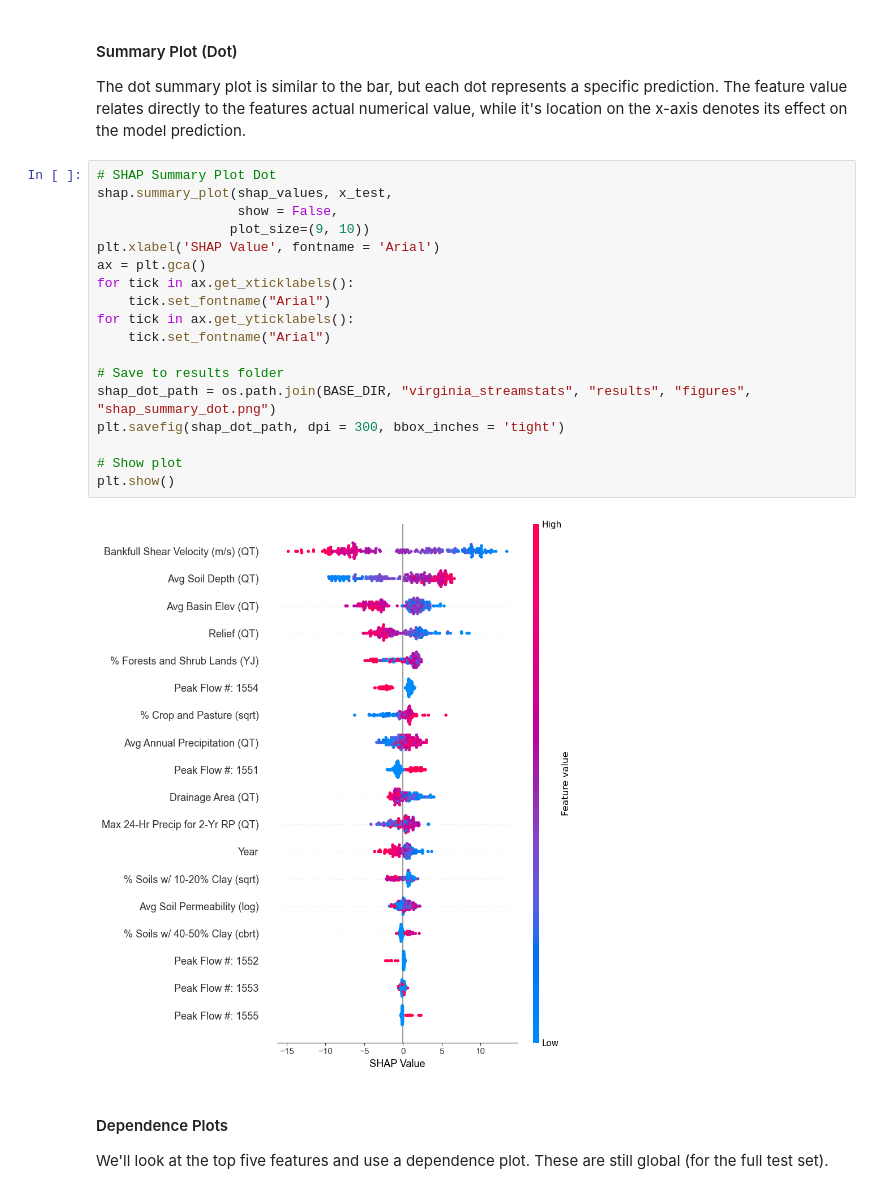
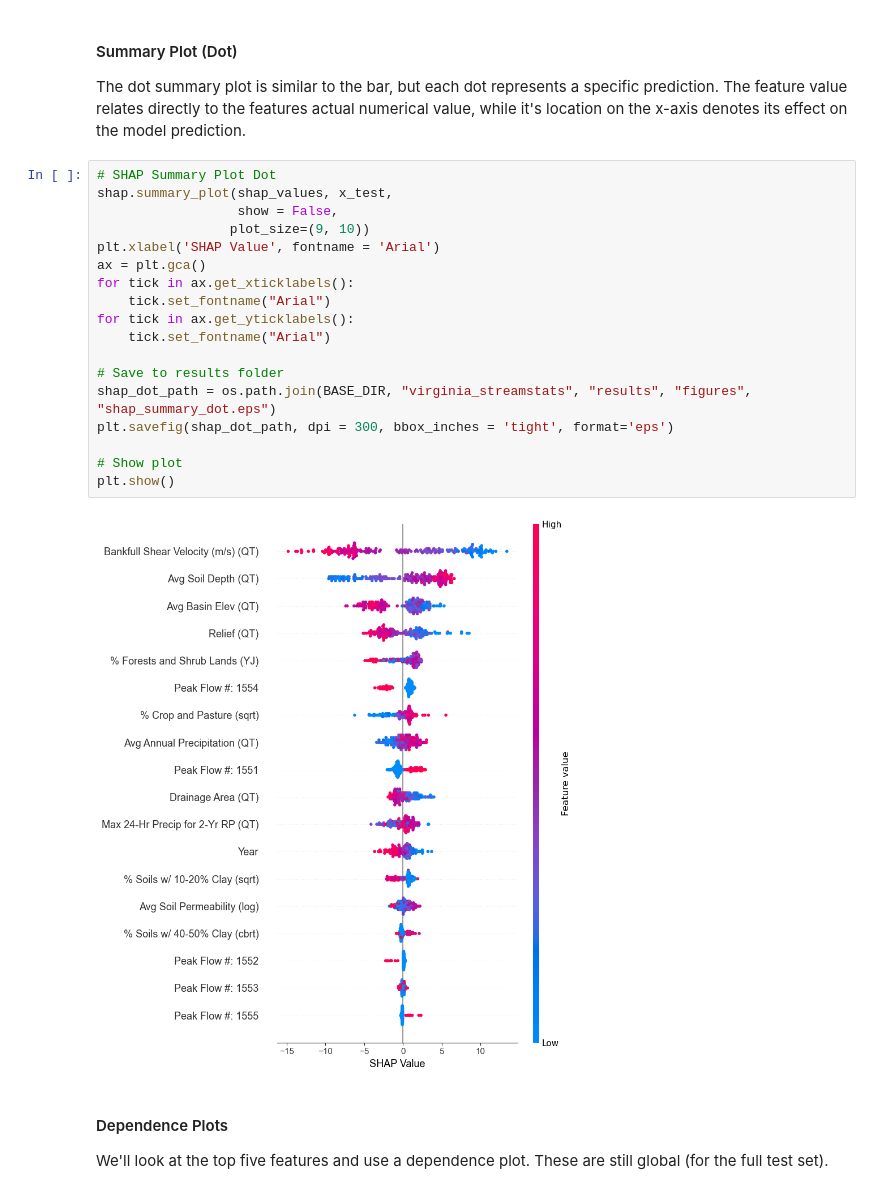
Before and after one commit to ReillyOare/Embeddedness_ML_XAI, a Jupyter notebook: virginia_streamstats/evaluation/VADEQ_StreamStats_Evaluation.ipynb, the cells around one changed output. Drawn from its saved outputs; the diff is of its cells as text.

```diff
--- a/virginia_streamstats/evaluation/VADEQ_StreamStats_Evaluation.ipynb
+++ b/virginia_streamstats/evaluation/VADEQ_StreamStats_Evaluation.ipynb
@@ -309,23 +312,23 @@ The dot summary plot is similar to the bar, but each dot represents a specific p
 # %%
 # SHAP Summary Plot Dot
 shap.summary_plot(shap_values, x_test,
                   show = False,
                  plot_size=(9, 10))
 plt.xlabel('SHAP Value', fontname = 'Arial')
 ax = plt.gca()
 for tick in ax.get_xticklabels():
     tick.set_fontname("Arial")
 for tick in ax.get_yticklabels():
     tick.set_fontname("Arial")
 
 # Save to results folder
-shap_dot_path = os.path.join(BASE_DIR, "virginia_streamstats", "results", "figures", "shap_summary_dot.png")
-plt.savefig(shap_dot_path, dpi = 300, bbox_inches = 'tight')
+shap_dot_path = os.path.join(BASE_DIR, "virginia_streamstats", "results", "figures", "shap_summary_dot.eps")
+plt.savefig(shap_dot_path, dpi = 300, bbox_inches = 'tight', format='eps')
 
 # Show plot
 plt.show()
 # %% [output]
-[figure, old version]
+[figure, new version]
 # %% [markdown]
 #### Dependence Plots
 We'll look at the top five features and use a dependence plot. These are still global (for the full test set).
```
Also changed, not shown: parts of 2 cells of this notebook, 23 other files.
